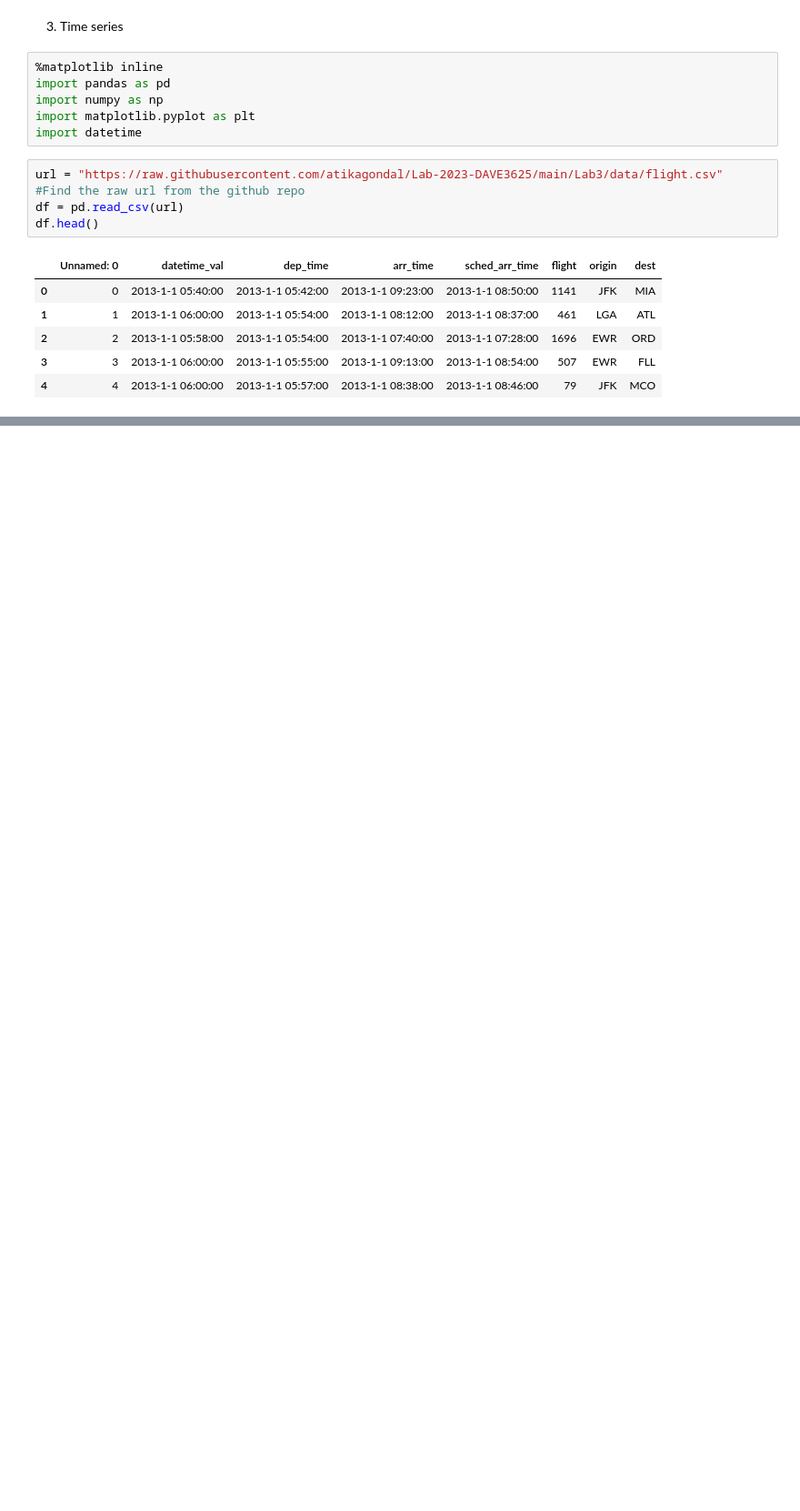
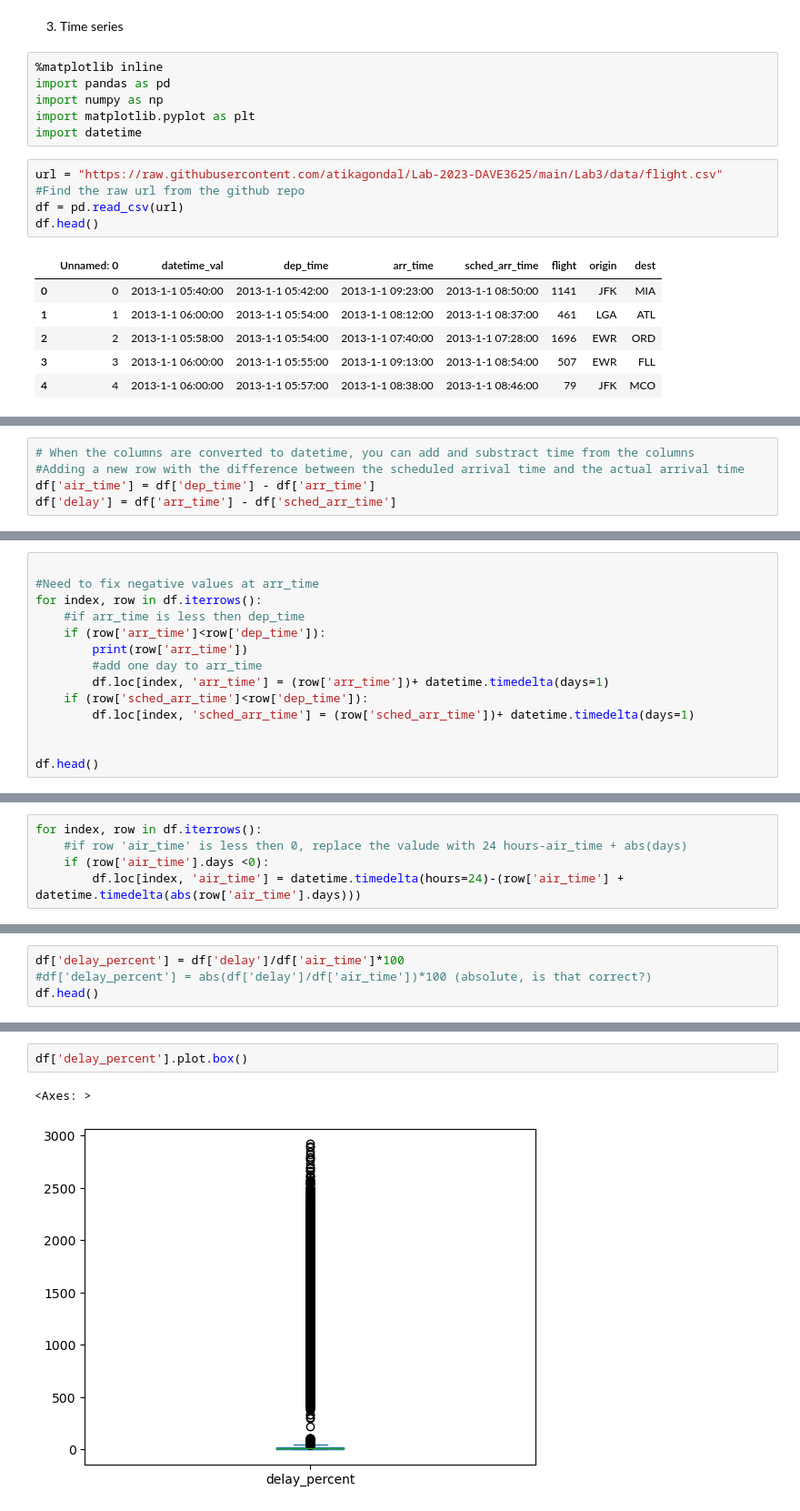
Before and after one commit to ingridlunde/Lab-2023-DAVE3625, a Jupyter notebook: Lab3/Lab-3-T3.ipynb, the cells around one changed output, grey strips where cells are left out. Shown at 91% size. Saved outputs shown, nothing was run; the diff lists cells and outputs as text; blank space fills up the shorter version.

```diff
--- a/Lab3/Lab-3-T3.ipynb
+++ b/Lab3/Lab-3-T3.ipynb
@@ -31,0 +69,5 @@ df.head()
+# %%
+# When the columns are converted to datetime, you can add and substract time from the columns
+#Adding a new row with the difference between the scheduled arrival time and the actual arrival time
+df['air_time'] = df['dep_time'] - df['arr_time']
+df['delay'] = df['arr_time'] - df['sched_arr_time']
@@ -31,0 +83,14 @@ df.head()
+# %%
+
+#Need to fix negative values at arr_time
+for index, row in df.iterrows():
+    #if arr_time is less then dep_time
+    if (row['arr_time']<row['dep_time']):
+        print(row['arr_time'])
+        #add one day to arr_time
+        df.loc[index, 'arr_time'] = (row['arr_time'])+ datetime.timedelta(days=1)
+    if (row['sched_arr_time']<row['dep_time']):
+        df.loc[index, 'sched_arr_time'] = (row['sched_arr_time'])+ datetime.timedelta(days=1)
+
+
+df.head()
@@ -31,0 +104,5 @@ df.head()
+# %%
+for index, row in df.iterrows():
+    #if row 'air_time' is less then 0, replace the valude with 24 hours-air_time + abs(days)
+    if (row['air_time'].days <0):
+        df.loc[index, 'air_time'] = datetime.timedelta(hours=24)-(row['air_time'] + datetime.timedelta(abs(row['air_time'].days)))
@@ -31,0 +118,4 @@ df.head()
+# %%
+df['delay_percent'] = df['delay']/df['air_time']*100
+#df['delay_percent'] = abs(df['delay']/df['air_time'])*100 (absolute, is that correct?)
+df.head()
@@ -31,0 +129,5 @@ df.head()
+# %%
+df['delay_percent'].plot.box()
+# %% [output]
+<Axes: >
+[figure, added]
```
Also changed, not shown: parts of 15 cells of this notebook, 1 other file.
